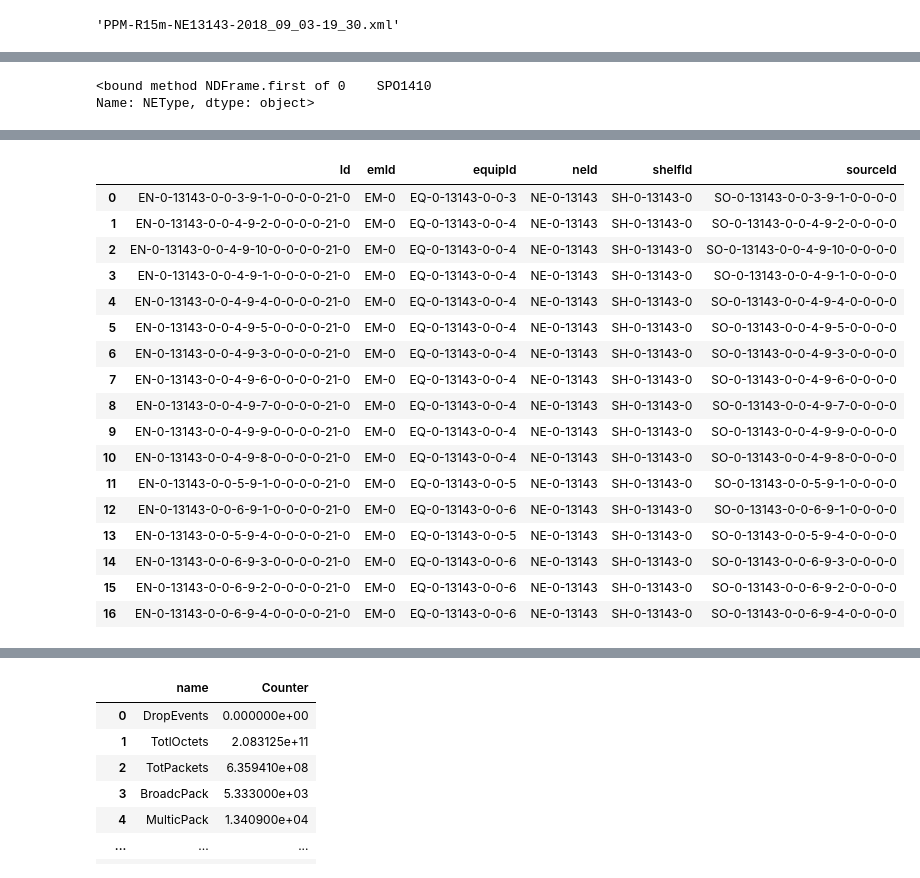
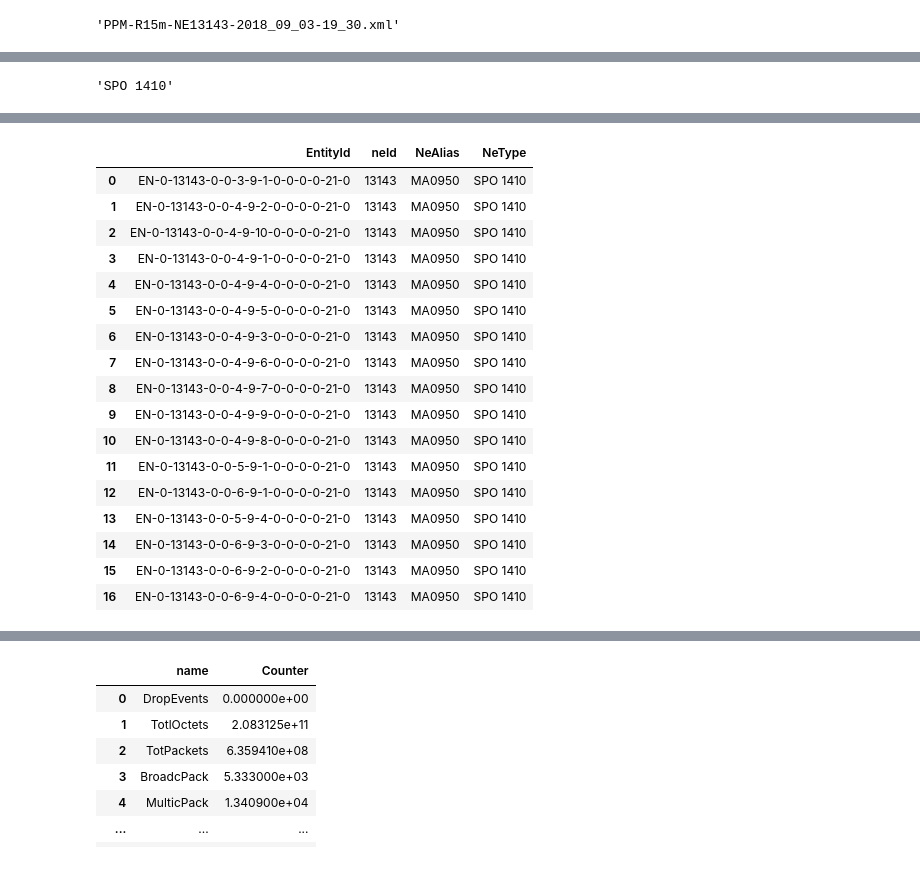
Before and after one commit to amirtaherkhani/Xml-Parser, a Jupyter notebook: xml_parser.ipynb, the cells around one changed output, grey strips where cells are left out. Cells and saved outputs as stored; diff of their text form; code cells hidden in the pictures.

```diff
--- a/xml_parser.ipynb
+++ b/xml_parser.ipynb
@@ -35,6 +34,8 @@ class Elements:
               "NEType":".//NE/NEIdentity/NEType",
               "Entity":".//Entity",
               "Compliance":".//Entity/Details/Compliance",
+              "TimeStamp":".//Entity/Details/TimeStamp",
+              "EntityIdentity":".//Entity/EntityIdentity",
               "Counter":".//Entity/Details/Counter"}
     def __init__(self):
          for key, value in Elements.XML_ELEMENTS.items():
@@ -67,0 +66,6 @@ Name: Id, dtype: object>
+# %%
+Entity=Entity.drop(columns=["sourceId","shelfId","equipId","emId"])
+%time Entity["neId"]=int(Entity.neId.values[0].split("-")[-1])
+#%time Entity['neId'].map(lambda row: row.neId.split("-")[-1])
+Entity= Entity.rename(columns={"Id":"EntityId"})
+Entity
@@ -68,5 +97,6 @@ Name: Id, dtype: object>
 # %%
-NEName
-NEName_val=NEName.longName.first
+NEName_val=re.findall(r'[A-Z][A-Z][0-9]*[0-9][^/]', NEName.longName.values[0])[0]
 NEName_val
+Entity.insert(2, 'NeAlias', NEName_val)
+Entity
 # %% [output]
@@ -75,12 +121,11 @@ Name: longName, dtype: object>
 # %%
-NEType
-NEType_val=NEType.NEType.first
+NEType_val=NEType.NEType.values[0]
+NEType_val=NEType_val.replace(re.findall(r'[A-Z]*[A-Z][^0-9]',
+                              NEType_val)[0],f"{re.findall(r'[A-Z]*[A-Z][^0-9]', NEType_val)[0]} ")
 NEType_val
 # %% [output]
-<bound method NDFrame.first of 0    SPO1410
-Name: NEType, dtype: object>
+'SPO 1410'
 # %%
-Entity.drop(columns=["sourceId","shelfId","equipId","emId"])
-%time Entity['neId'].map(lambda neId: neId.split("-")[-1])
+Entity.insert(3, 'NeType', NEType_val)
 Entity
 # %% [output]
@@ -89,18 +132,18 @@ Wall time: 335 µs
-|  | Id | emId | equipId | neId | shelfId | sourceId |
-| 0 | EN-0-13143-0-0-3-9-1-0-0-0-0-21-0 | EM-0 | EQ-0-13143-0-0-3 | NE-0-13143 | SH-0-13143-0 | SO-0-13143-0-0-3-9-1-0-0-0-0 |
-| 1 | EN-0-13143-0-0-4-9-2-0-0-0-0-21-0 | EM-0 | EQ-0-13143-0-0-4 | NE-0-13143 | SH-0-13143-0 | SO-0-13143-0-0-4-9-2-0-0-0-0 |
-| 2 | EN-0-13143-0-0-4-9-10-0-0-0-0-21-0 | EM-0 | EQ-0-13143-0-0-4 | NE-0-13143 | SH-0-13143-0 | SO-0-13143-0-0-4-9-10-0-0-0-0 |
-| 3 | EN-0-13143-0-0-4-9-1-0-0-0-0-21-0 | EM-0 | EQ-0-13143-0-0-4 | NE-0-13143 | SH-0-13143-0 | SO-0-13143-0-0-4-9-1-0-0-0-0 |
-| 4 | EN-0-13143-0-0-4-9-4-0-0-0-0-21-0 | EM-0 | EQ-0-13143-0-0-4 | NE-0-13143 | SH-0-13143-0 | SO-0-13143-0-0-4-9-4-0-0-0-0 |
-| 5 | EN-0-13143-0-0-4-9-5-0-0-0-0-21-0 | EM-0 | EQ-0-13143-0-0-4 | NE-0-13143 | SH-0-13143-0 | SO-0-13143-0-0-4-9-5-0-0-0-0 |
-| 6 | EN-0-13143-0-0-4-9-3-0-0-0-0-21-0 | EM-0 | EQ-0-13143-0-0-4 | NE-0-13143 | SH-0-13143-0 | SO-0-13143-0-0-4-9-3-0-0-0-0 |
-| 7 | EN-0-13143-0-0-4-9-6-0-0-0-0-21-0 | EM-0 | EQ-0-13143-0-0-4 | NE-0-13143 | SH-0-13143-0 | SO-0-13143-0-0-4-9-6-0-0-0-0 |
-| 8 | EN-0-13143-0-0-4-9-7-0-0-0-0-21-0 | EM-0 | EQ-0-13143-0-0-4 | NE-0-13143 | SH-0-13143-0 | SO-0-13143-0-0-4-9-7-0-0-0-0 |
-| 9 | EN-0-13143-0-0-4-9-9-0-0-0-0-21-0 | EM-0 | EQ-0-13143-0-0-4 | NE-0-13143 | SH-0-13143-0 | SO-0-13143-0-0-4-9-9-0-0-0-0 |
-| 10 | EN-0-13143-0-0-4-9-8-0-0-0-0-21-0 | EM-0 | EQ-0-13143-0-0-4 | NE-0-13143 | SH-0-13143-0 | SO-0-13143-0-0-4-9-8-0-0-0-0 |
-| 11 | EN-0-13143-0-0-5-9-1-0-0-0-0-21-0 | EM-0 | EQ-0-13143-0-0-5 | NE-0-13143 | SH-0-13143-0 | SO-0-13143-0-0-5-9-1-0-0-0-0 |
-| 12 | EN-0-13143-0-0-6-9-1-0-0-0-0-21-0 | EM-0 | EQ-0-13143-0-0-6 | NE-0-13143 | SH-0-13143-0 | SO-0-13143-0-0-6-9-1-0-0-0-0 |
-| 13 | EN-0-13143-0-0-5-9-4-0-0-0-0-21-0 | EM-0 | EQ-0-13143-0-0-5 | NE-0-13143 | SH-0-13143-0 | SO-0-13143-0-0-5-9-4-0-0-0-0 |
-| 14 | EN-0-13143-0-0-6-9-3-0-0-0-0-21-0 | EM-0 | EQ-0-13143-0-0-6 | NE-0-13143 | SH-0-13143-0 | SO-0-13143-0-0-6-9-3-0-0-0-0 |
-| 15 | EN-0-13143-0-0-6-9-2-0-0-0-0-21-0 | EM-0 | EQ-0-13143-0-0-6 | NE-0-13143 | SH-0-13143-0 | SO-0-13143-0-0-6-9-2-0-0-0-0 |
-| 16 | EN-0-13143-0-0-6-9-4-0-0-0-0-21-0 | EM-0 | EQ-0-13143-0-0-6 | NE-0-13143 | SH-0-13143-0 | SO-0-13143-0-0-6-9-4-0-0-0-0 |
+|  | EntityId | neId | NeAlias | NeType |
+| 0 | EN-0-13143-0-0-3-9-1-0-0-0-0-21-0 | 13143 | MA0950 | SPO 1410 |
+| 1 | EN-0-13143-0-0-4-9-2-0-0-0-0-21-0 | 13143 | MA0950 | SPO 1410 |
+| 2 | EN-0-13143-0-0-4-9-10-0-0-0-0-21-0 | 13143 | MA0950 | SPO 1410 |
+| 3 | EN-0-13143-0-0-4-9-1-0-0-0-0-21-0 | 13143 | MA0950 | SPO 1410 |
+| 4 | EN-0-13143-0-0-4-9-4-0-0-0-0-21-0 | 13143 | MA0950 | SPO 1410 |
+| 5 | EN-0-13143-0-0-4-9-5-0-0-0-0-21-0 | 13143 | MA0950 | SPO 1410 |
+| 6 | EN-0-13143-0-0-4-9-3-0-0-0-0-21-0 | 13143 | MA0950 | SPO 1410 |
+| 7 | EN-0-13143-0-0-4-9-6-0-0-0-0-21-0 | 13143 | MA0950 | SPO 1410 |
+| 8 | EN-0-13143-0-0-4-9-7-0-0-0-0-21-0 | 13143 | MA0950 | SPO 1410 |
+| 9 | EN-0-13143-0-0-4-9-9-0-0-0-0-21-0 | 13143 | MA0950 | SPO 1410 |
+| 10 | EN-0-13143-0-0-4-9-8-0-0-0-0-21-0 | 13143 | MA0950 | SPO 1410 |
+| 11 | EN-0-13143-0-0-5-9-1-0-0-0-0-21-0 | 13143 | MA0950 | SPO 1410 |
+| 12 | EN-0-13143-0-0-6-9-1-0-0-0-0-21-0 | 13143 | MA0950 | SPO 1410 |
+| 13 | EN-0-13143-0-0-5-9-4-0-0-0-0-21-0 | 13143 | MA0950 | SPO 1410 |
+| 14 | EN-0-13143-0-0-6-9-3-0-0-0-0-21-0 | 13143 | MA0950 | SPO 1410 |
+| 15 | EN-0-13143-0-0-6-9-2-0-0-0-0-21-0 | 13143 | MA0950 | SPO 1410 |
+| 16 | EN-0-13143-0-0-6-9-4-0-0-0-0-21-0 | 13143 | MA0950 | SPO 1410 |
```
Also changed, not shown: parts of 19 cells of this notebook.
